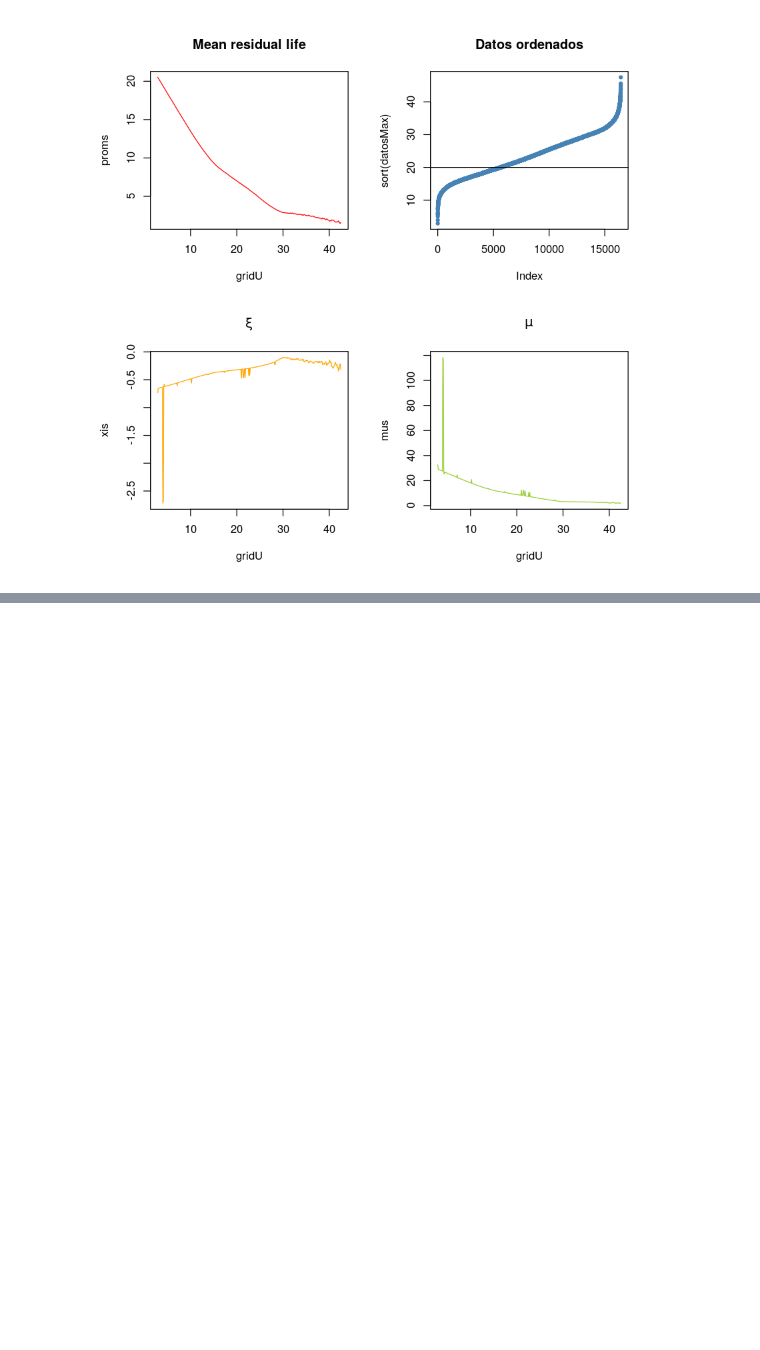
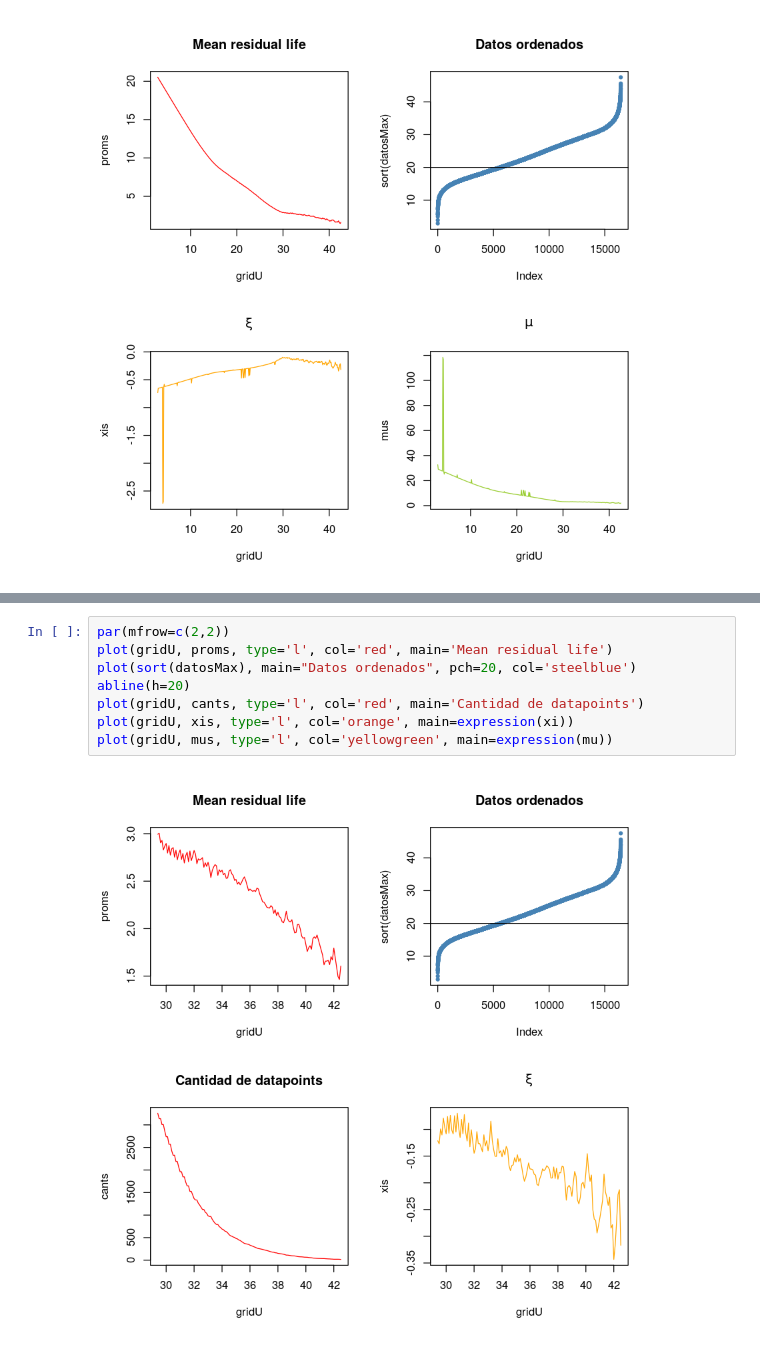
Before and after one commit to carluarevalo/Extreme_value_analysis, a Jupyter notebook: Scripts/Mean_residual_value.ipynb, the cells around one changed output, grey strips where cells are left out. Saved outputs shown, nothing was run; the diff lists cells and outputs as text; blank space fills up the shorter version.

```diff
--- a/Scripts/Mean_residual_value.ipynb
+++ b/Scripts/Mean_residual_value.ipynb
@@ -81,0 +145,10 @@ plot(gridU, mus, type='l', col='yellowgreen', main=expression(mu))
+# %%
+par(mfrow=c(2,2))
+plot(gridU, proms, type='l', col='red', main='Mean residual life')
+plot(sort(datosMax), main="Datos ordenados", pch=20, col='steelblue')
+abline(h=20)
+plot(gridU, cants, type='l', col='red', main='Cantidad de datapoints')
+plot(gridU, xis, type='l', col='orange', main=expression(xi))
+plot(gridU, mus, type='l', col='yellowgreen', main=expression(mu))
+# %% [output]
+[figure, added]
```
Also changed, not shown: parts of 3 cells of this notebook, 1 other file.
